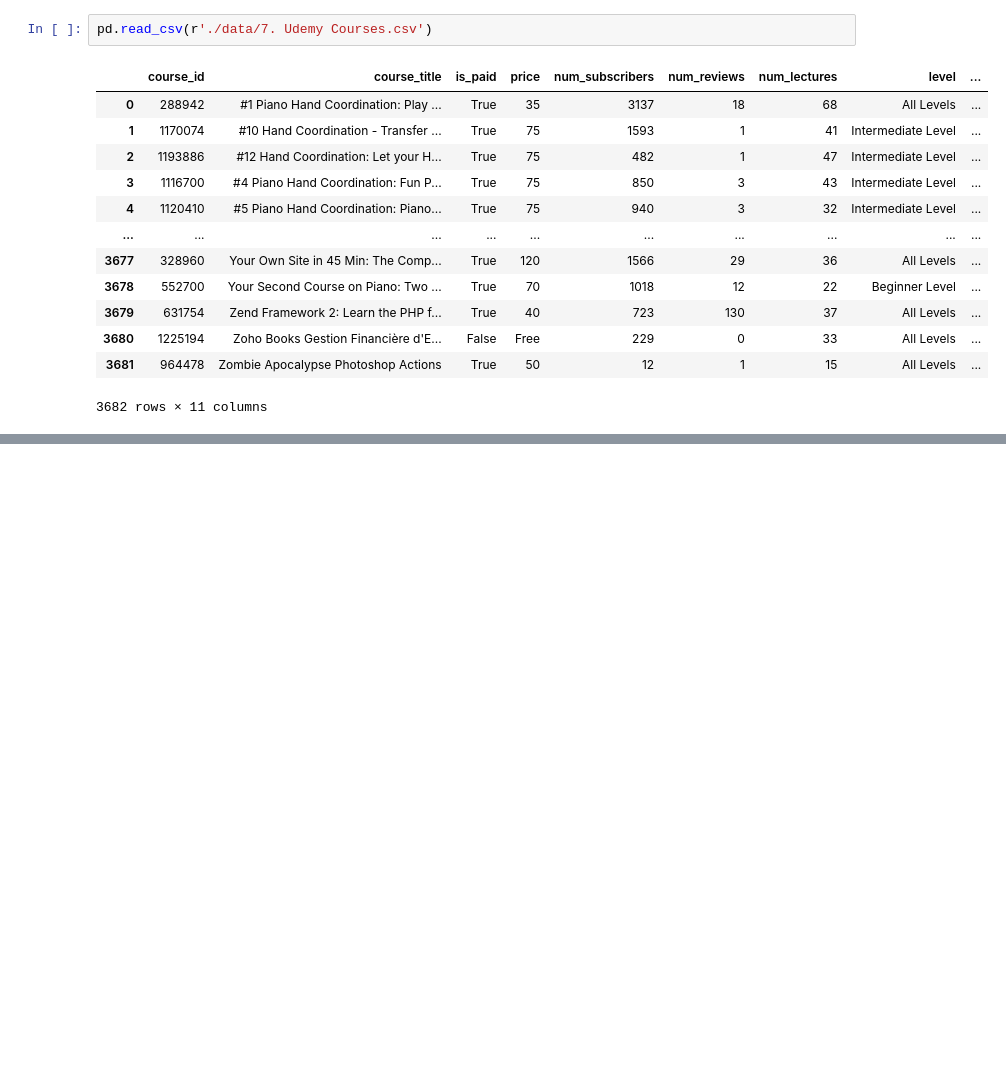
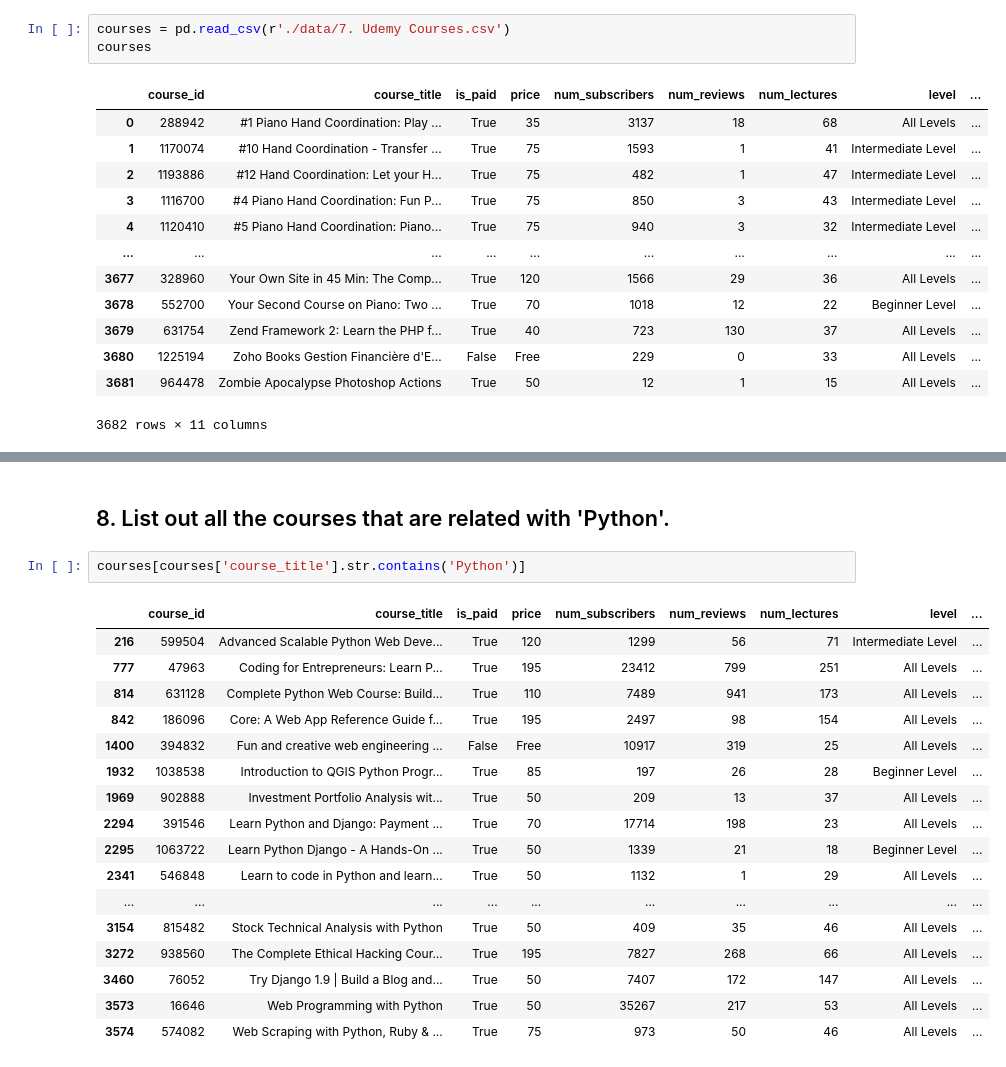
Before and after one commit to Jay-Jun123/DA_Project, a Jupyter notebook: Courses/udemy_courses.ipynb, the cells around one changed output, grey strips where cells are left out. Cells and saved outputs as stored; diff of their text form; blank space fills up the shorter version.

Commit message:
add courses code second

```diff
--- a/Courses/udemy_courses.ipynb
+++ b/Courses/udemy_courses.ipynb
@@ -3,7 +3,8 @@
 # %%
 import pandas as pd
 # %%
-pd.read_csv(r'./data/7. Udemy Courses.csv')
+courses = pd.read_csv(r'./data/7. Udemy Courses.csv')
+courses
 # %% [output]
 |  | course_id | course_title | is_paid | price | num_subscribers | num_reviews | num_lectures | level | ... |
 | 0 | 288942 | #1 Piano Hand Coordination: Play ... | True | 35 | 3137 | 18 | 68 | All Levels | ... |
@@ -20,0 +132,22 @@ pd.read_csv(r'./data/7. Udemy Courses.csv')
+# %% [markdown]
+## 8. List out all the courses that are related with 'Python'.
+# %%
+courses[courses['course_title'].str.contains('Python')]
+# %% [output]
+|  | course_id | course_title | is_paid | price | num_subscribers | num_reviews | num_lectures | level | ... |
+| 216 | 599504 | Advanced Scalable Python Web Deve... | True | 120 | 1299 | 56 | 71 | Intermediate Level | ... |
+| 777 | 47963 | Coding for Entrepreneurs: Learn P... | True | 195 | 23412 | 799 | 251 | All Levels | ... |
+| 814 | 631128 | Complete Python Web Course: Build... | True | 110 | 7489 | 941 | 173 | All Levels | ... |
+| 842 | 186096 | Core: A Web App Reference Guide f... | True | 195 | 2497 | 98 | 154 | All Levels | ... |
+| 1400 | 394832 | Fun and creative web engineering ... | False | Free | 10917 | 319 | 25 | All Levels | ... |
+| 1932 | 1038538 | Introduction to QGIS Python Progr... | True | 85 | 197 | 26 | 28 | Beginner Level | ... |
+| 1969 | 902888 | Investment Portfolio Analysis wit... | True | 50 | 209 | 13 | 37 | All Levels | ... |
+| 2294 | 391546 | Learn Python and Django: Payment ... | True | 70 | 17714 | 198 | 23 | All Levels | ... |
+| 2295 | 1063722 | Learn Python Django - A Hands-On ... | True | 50 | 1339 | 21 | 18 | Beginner Level | ... |
+| 2341 | 546848 | Learn to code in Python and learn... | True | 50 | 1132 | 1 | 29 | All Levels | ... |
+| ... | ... | ... | ... | ... | ... | ... | ... | ... | ... |
+| 3154 | 815482 | Stock Technical Analysis with Python | True | 50 | 409 | 35 | 46 | All Levels | ... |
+| 3272 | 938560 | The Complete Ethical Hacking Cour... | True | 195 | 7827 | 268 | 66 | All Levels | ... |
+| 3460 | 76052 | Try Django 1.9 | Build a Blog and... | True | 50 | 7407 | 172 | 147 | All Levels | ... |
+| 3573 | 16646 | Web Programming with Python | True | 50 | 35267 | 217 | 53 | All Levels | ... |
+| 3574 | 574082 | Web Scraping with Python, Ruby & ... | True | 75 | 973 | 50 | 46 | All Levels | ... |
```
Also changed, not shown: parts of 20 cells of this notebook.
